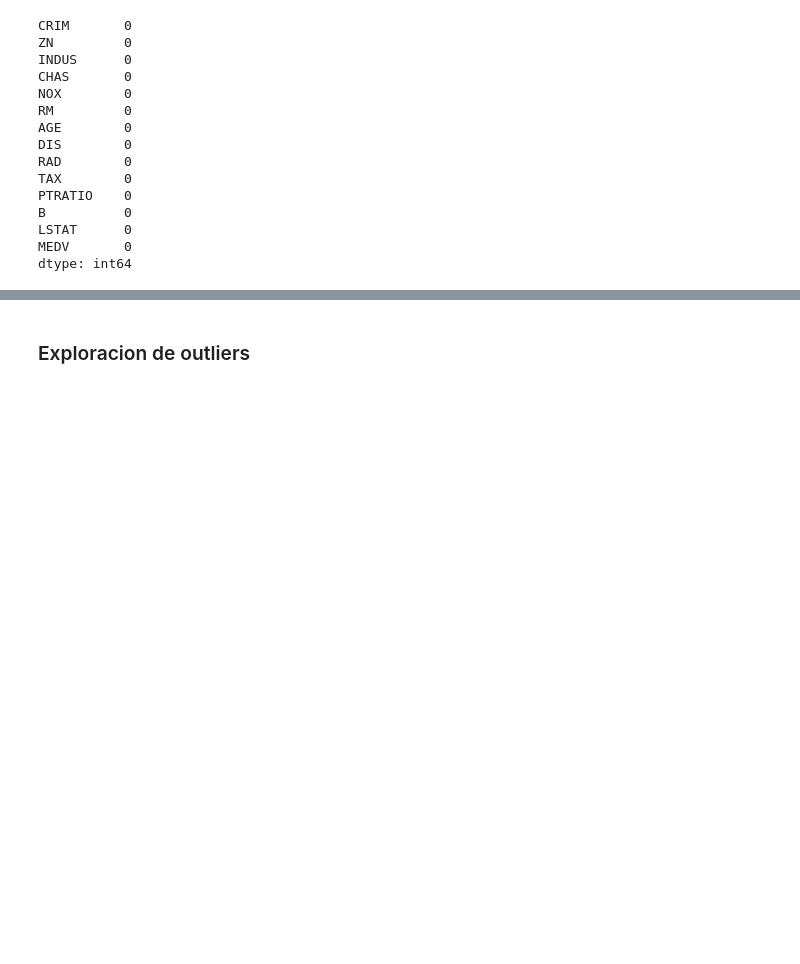
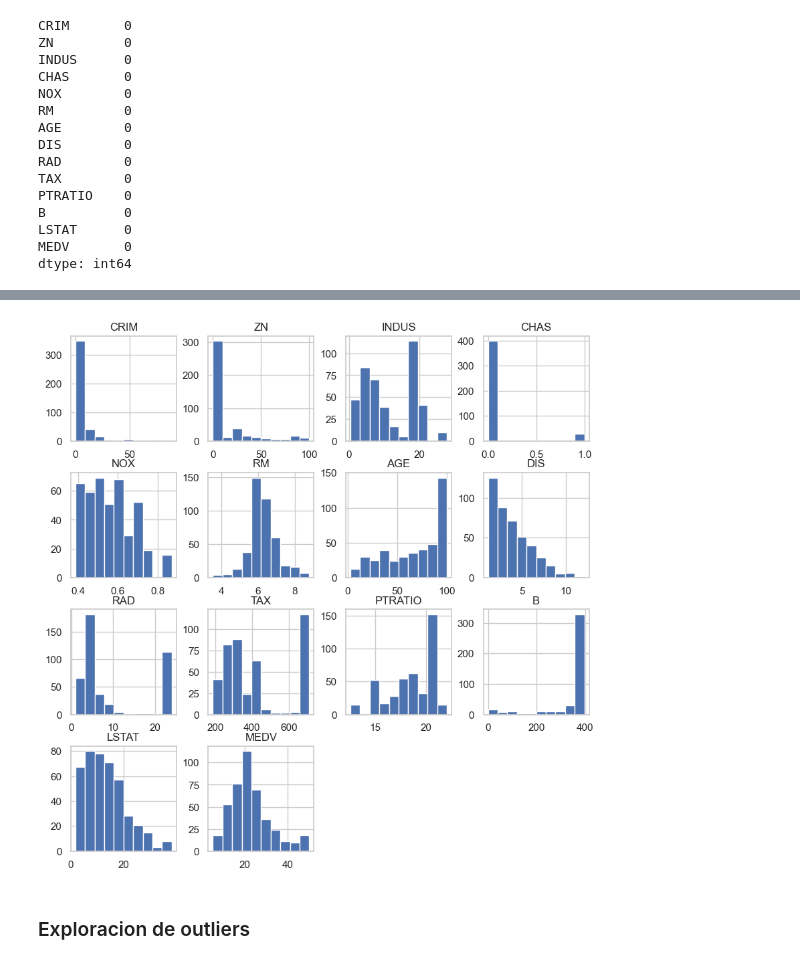
Before and after one commit to Tomas8x/AA1-TUIA-Avecilla-Calcia, a Jupyter notebook: TP_regresion_AA1.ipynb, the cells around one changed output, grey strips where cells are left out. Cells and saved outputs as stored; diff of their text form; code cells hidden in the pictures; blank space fills up the shorter version.

```diff
--- a/TP_regresion_AA1.ipynb
+++ b/TP_regresion_AA1.ipynb
@@ -154,3 +222,9 @@ dtype: int64
+# %%
+#histograma de data_imputed
+df_entrenamiento.hist(figsize=(10, 10))
+plt.show()
+# %% [output]
+[figure, added]
 # %% [markdown]
 ### Exploracion de outliers
 # %%
```
Also changed, not shown: parts of 23 cells of this notebook, 1 other file.
